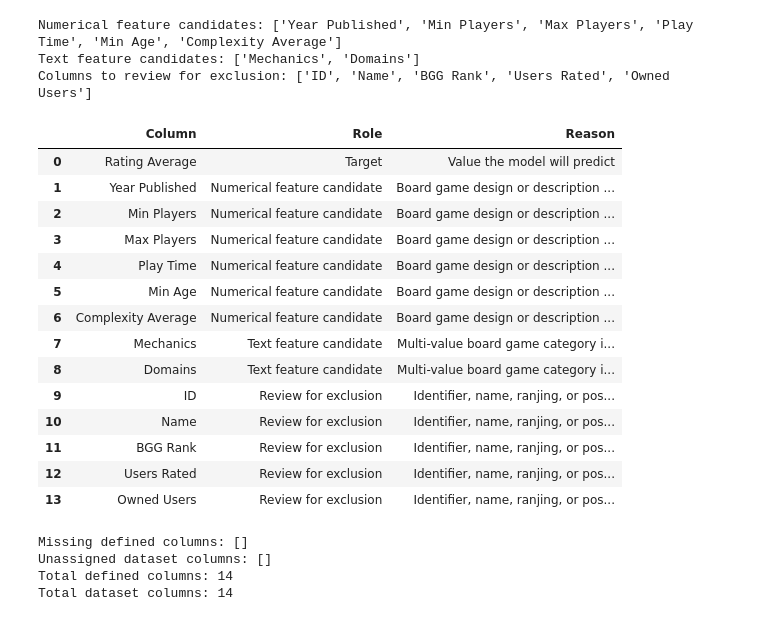
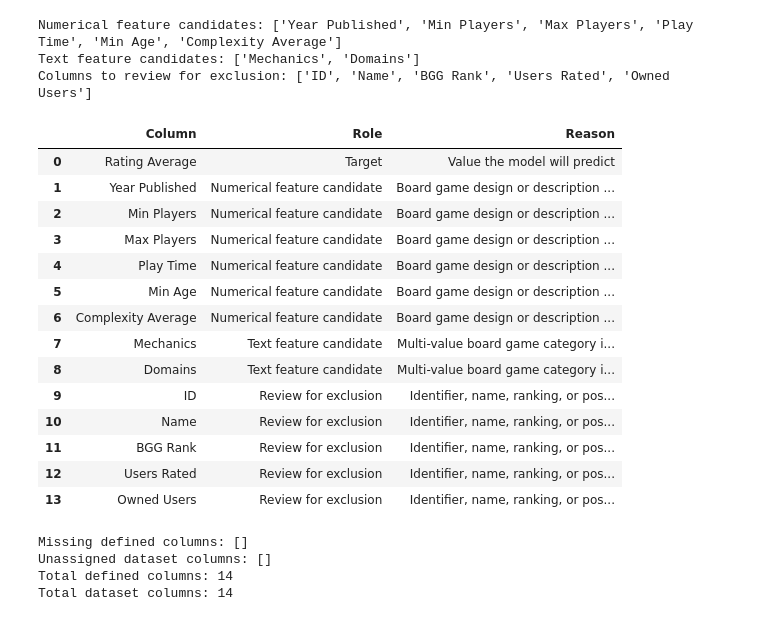
Before and after one commit to Agnogh/board-game-rating-predictor, a Jupyter notebook: notebooks/04_feature_engineering_model_preparation.ipynb, the cells around one changed output. Cells and saved outputs as stored; diff of their text form; code cells hidden in the pictures.

```diff
--- a/notebooks/04_feature_engineering_model_preparation.ipynb
+++ b/notebooks/04_feature_engineering_model_preparation.ipynb
@@ -226,39 +226,39 @@ feature_definition_summary = pd.DataFrame(
         *[
             {
                 "Column": column,
                 "Role": "Text feature candidate",
                 "Reason": "Multi-value board game category information"
             }
             for column in text_feature_candidates
         ],
         *[
             {
                 "Column": column,
                 "Role": "Review for exclusion",
-                "Reason": "Identifier, name, ranjing, or post-release popularity information"
+                "Reason": "Identifier, name, ranking, or post-release popularity information"
             }
             for column in columns_to_review_for_exclusion
         ]
     ]
 )
 
 feature_definition_summary
 # %% [output]
 |  | Column | Role | Reason |
 | 0 | Rating Average | Target | Value the model will predict |
 | 1 | Year Published | Numerical feature candidate | Board game design or description ... |
 | 2 | Min Players | Numerical feature candidate | Board game design or description ... |
 | 3 | Max Players | Numerical feature candidate | Board game design or description ... |
 | 4 | Play Time | Numerical feature candidate | Board game design or description ... |
 | 5 | Min Age | Numerical feature candidate | Board game design or description ... |
 | 6 | Complexity Average | Numerical feature candidate | Board game design or description ... |
 | 7 | Mechanics | Text feature candidate | Multi-value board game category i... |
 | 8 | Domains | Text feature candidate | Multi-value board game category i... |
-| 9 | ID | Review for exclusion | Identifier, name, ranjing, or pos... |
-| 10 | Name | Review for exclusion | Identifier, name, ranjing, or pos... |
-| 11 | BGG Rank | Review for exclusion | Identifier, name, ranjing, or pos... |
-| 12 | Users Rated | Review for exclusion | Identifier, name, ranjing, or pos... |
-| 13 | Owned Users | Review for exclusion | Identifier, name, ranjing, or pos... |
+| 9 | ID | Review for exclusion | Identifier, name, ranking, or pos... |
+| 10 | Name | Review for exclusion | Identifier, name, ranking, or pos... |
+| 11 | BGG Rank | Review for exclusion | Identifier, name, ranking, or pos... |
+| 12 | Users Rated | Review for exclusion | Identifier, name, ranking, or pos... |
+| 13 | Owned Users | Review for exclusion | Identifier, name, ranking, or pos... |
 # %%
 # Combine all defined columns into the one list
 defined_columns = (
```
Also changed, not shown: parts of 36 cells of this notebook, 1 other file.
